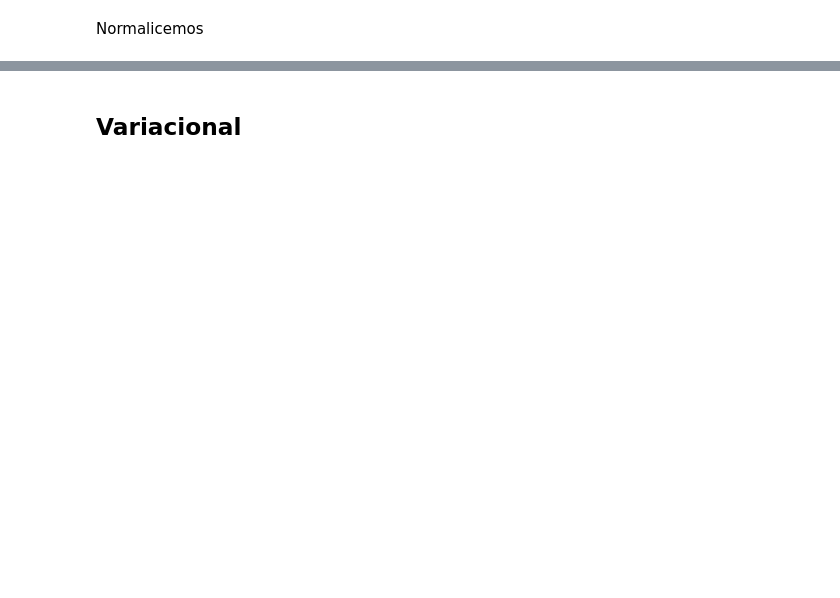
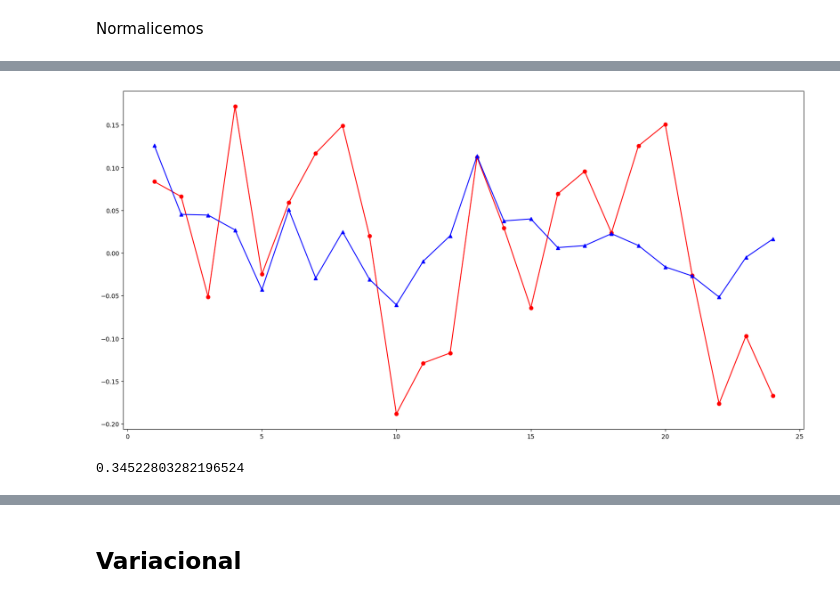
Before and after one commit to MiklosLaszlo/TFG, a Jupyter notebook: TFG_programacion/ajustes/QVR_y_Regressor_first.ipynb, the cells around one changed output, grey strips where cells are left out. Cells and saved outputs as stored; diff of their text form; code cells hidden in the pictures; blank space fills up the shorter version.

```diff
--- a/TFG_programacion/ajustes/QVR_y_Regressor_first.ipynb
+++ b/TFG_programacion/ajustes/QVR_y_Regressor_first.ipynb
@@ -355,0 +349,9 @@ np.sum( (objetivo_test - y_)**2)/len(objetivo_test)
+# %%
+plt.figure(figsize=(20,10))
+plt.plot(espacio[1:] ,objetivo_test[:len(espacio)-1], marker='o',color='red', label='Verdaderos')
+plt.plot(espacio[1:],(y_[1:]) , color='blue', marker='^', label='Predicciones')
+plt.show()
+np.sum( (objetivo_test[:len(espacio-1)] - y_[1:])**2)/(len(objetivo_test)-1)
+# %% [output]
+[figure, added]
+0.34522803282196524
```
Also changed, not shown: parts of 27 cells of this notebook, 3 other files.
